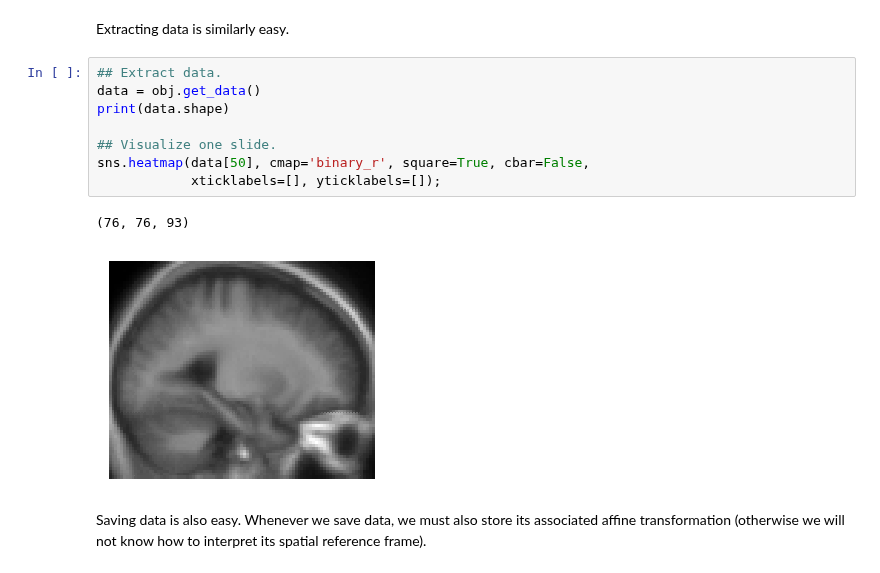
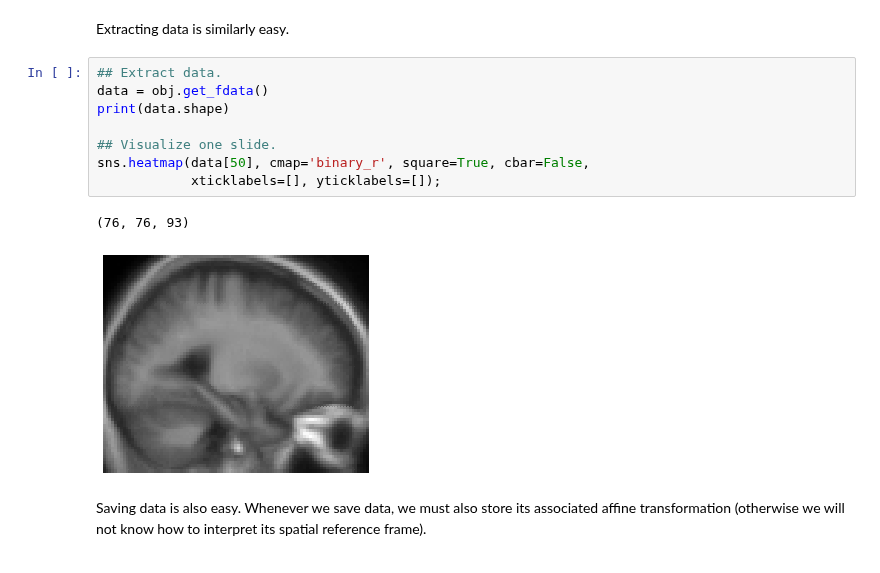
Before and after one commit to yunchang-z/neu502b-lab, a Jupyter notebook: fmri-04/fmri-04-solutions.ipynb, the cells around one changed output. Saved outputs shown, nothing was run; the diff lists cells and outputs as text.

```diff
--- a/fmri-04/fmri-04-solutions.ipynb
+++ b/fmri-04/fmri-04-solutions.ipynb
@@ -70,15 +70,15 @@ print(obj.header.keys()[:10])
 Extracting data is similarly easy.
 # %%
 ## Extract data.
-data = obj.get_data()
+data = obj.get_fdata()
 print(data.shape)
 
 ## Visualize one slide.
 sns.heatmap(data[50], cmap='binary_r', square=True, cbar=False,
             xticklabels=[], yticklabels=[]);
 # %% [output]
 (76, 76, 93)
-[figure, old version]
+[figure, new version]
 # %% [markdown]
 Saving data is also easy. Whenever we save data, we must also store its associated affine transformation (otherwise we will not know how to interpret its spatial reference frame).
 # %%
```
Also changed, not shown: parts of 3 cells of this notebook.
